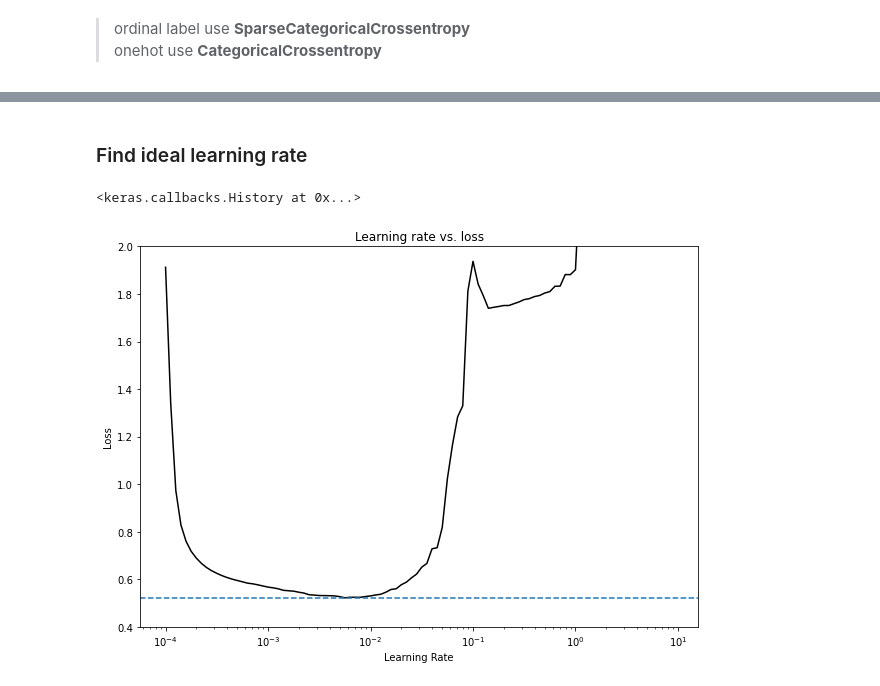
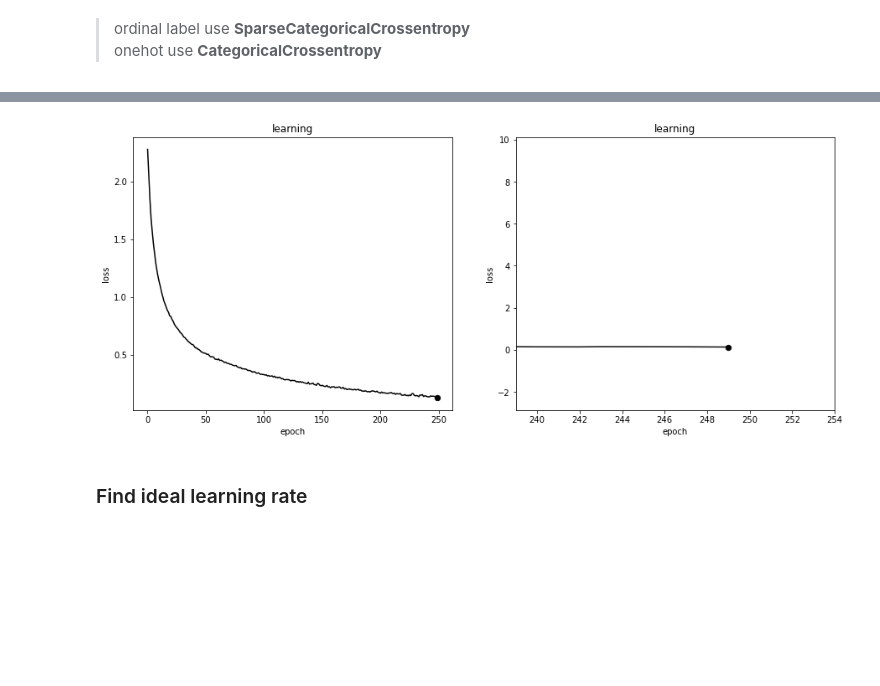
Before and after one commit to NickyAlan/tensorflow22, a Jupyter notebook: nn_classification/nn_classification.ipynb, the cells around one changed output, grey strips where cells are left out. Drawn from its saved outputs; the diff is of its cells as text; code cells hidden in the pictures; blank space fills up the shorter version.

```diff
--- a/nn_classification/nn_classification.ipynb
+++ b/nn_classification/nn_classification.ipynb
@@ -302,4 +303,4 @@ model_f1.compile(loss=tf.keras.losses.SparseCategoricalCrossentropy(),
                  optimizer=tf.keras.optimizers.Adam(),
                  metrics=['accuracy'])
 
-model_f1.fit(train_data_norm, train_labels, validation_data=(test_data_norm, test_labels), epochs=100, verbose=0)
+history = model_f1.fit(train_data_norm[:2000], train_labels[:2000], validation_data=(test_data_norm[:2000], test_labels[:2000]), epochs=250, verbose=0);
@@ -315,3 +314,41 @@ model_f1.evaluate(test_data_norm, test_labels)
+# %%
+def plot_history(history, val_loss=False):
+    learning = pd.DataFrame(history.history)
+    fig, ax = plt.subplots(figsize=(15,6),ncols=2)
+    ax[0].plot(np.arange(0,len(learning)), learning['loss'], c='k')
+    ax[0].set(xlabel='epoch',ylabel='loss',title='learning')
+
+    ax[1].plot(np.arange(0, len(learning)), learning['loss'], c='k')
+    ax[1].set(xlabel='epoch',ylabel='loss',title='learning')
+
+    if val_loss :
+        ax[0].plot(np.arange(0,len(learning)), learning['val_loss'], c='r')
+        ax[1].plot(np.arange(0,len(learning)), learning['val_loss'], c='r')
+
+        #point
+        ax[0].scatter(learning['val_loss'].argmin(),learning['val_loss'].min(), s=40, c='r')
+        ax[1].scatter(learning['val_loss'].argmin(),learning['val_loss'].min(), s=40, c='r')
+
+        #axis
+        ax[1].set_xlim([learning['val_loss'].argmin()-10, learning['val_loss'].argmin()+5])
+        ax[1].set_ylim([learning['val_loss'].min()-3,learning['val_loss'].min()+10])
+
+        ax[0].legend(['Train', 'val'], fontsize=12)
+        ax[1].legend(['Train', 'val'], fontsize=12)
+
+
+    else :
+        #point
+        ax[0].scatter(learning['loss'].argmin(),learning['loss'].min(), s=40, c='k')
+        ax[1].scatter(learning['loss'].argmin(),learning['loss'].min(), s=40, c='k')
+
+        #axis
+        ax[1].set_xlim([learning['loss'].argmin()-10, learning['loss'].argmin()+5])
+        ax[1].set_ylim([learning['loss'].min()-3,learning['loss'].min()+10])
+# %%
+plot_history(history)
+# %% [output]
+[figure, added]
 # %% [markdown]
 ### Find ideal learning rate
 # %%
@@ -329,11 +366,4 @@ model_f2.compile(loss=tf.keras.losses.SparseCategoricalCrossentropy(),
                  metrics=['accuracy'])
 
 lr_ = tf.keras.callbacks.LearningRateScheduler(lambda epoch: 1e-4 * 10**(epoch/20))
-model_f2.fit(train_data_norm, train_labels, validation_data=(test_data_norm, test_labels), epochs=100, verbose=0, callbacks=[lr_])
+history = model_f2.fit(train_data_norm[:2000], train_labels[:2000], validation_data=(test_data_norm[:2000], test_labels[:2000]), epochs=100, verbose=0, callbacks=[lr_]);
-# %% [output]
-<keras.callbacks.History at 0x...>
-# %%
-plot_learning_rate(model_f2.history)
-plt.ylim([0.4,2]);
-# %% [output]
-[figure, removed]
```
Also changed, not shown: parts of 22 cells of this notebook.
